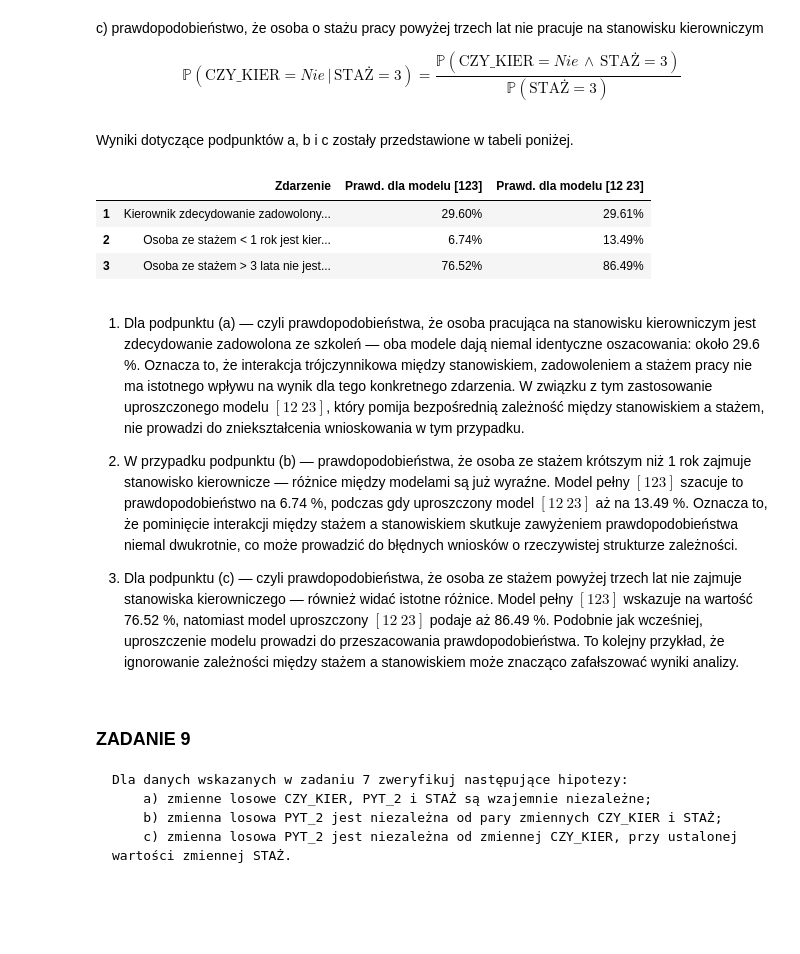
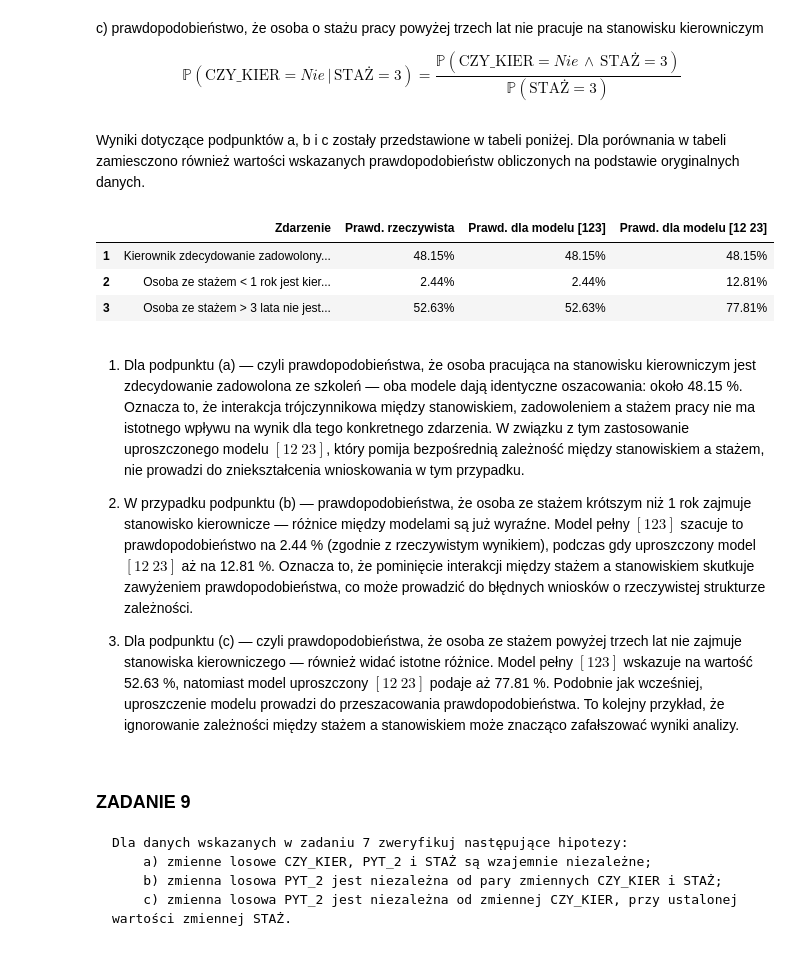
Before and after one commit to Jagaxxx/ADA_raporty, a Jupyter notebook: raport3/raport_l3.ipynb, the cells around one changed output. Cells and saved outputs as stored; diff of their text form; code cells hidden in the pictures; blank space fills up the shorter version.

```diff
--- a/raport3/raport_l3.ipynb
+++ b/raport3/raport_l3.ipynb
@@ -761,30 +786,31 @@ PC_123 = df_ll_model.loc[exp3_employee, "pred_count_123"].sum() / df_ll_model.lo
 # Model [12 23]
 PC_12_23 = df_ll_model.loc[exp3_employee, "pred_count_12_23"].sum() / df_ll_model.loc[exp3, "pred_count_12_23"].sum()
 # %% [markdown]
-Wyniki dotyczące podpunktów a, b i c zostały przedstawione w tabeli poniżej.
+Wyniki dotyczące podpunktów a, b i c zostały przedstawione w tabeli poniżej. Dla porównania w tabeli zamiesczono również wartości wskazanych prawdopodobieństw obliczonych na podstawie oryginalnych danych.
 # %%
 result_ll_model = pd.DataFrame({
     'Zdarzenie': [
         'Kierownik zdecydowanie zadowolony ze szkoleń',
         'Osoba ze stażem < 1 rok jest kierownikiem',
         'Osoba ze stażem > 3 lata nie jest kierownikiem'
     ],
+    'Prawd. rzeczywista': [f"{PA_real:.2%}", f"{PB_real:.2%}", f"{PC_real:.2%}"],
     'Prawd. dla modelu [123]': [f"{PA_123:.2%}", f"{PB_123:.2%}", f"{PC_123:.2%}"],
     'Prawd. dla modelu [12 23]': [f"{PA_12_23:.2%}", f"{PB_12_23:.2%}", f"{PC_12_23:.2%}"]
 })
 result_ll_model.index = range(1, len(result_ll_model) + 1)
 result_ll_model
 # %% [output]
-|  | Zdarzenie | Prawd. dla modelu [123] | Prawd. dla modelu [12 23] |
-| 1 | Kierownik zdecydowanie zadowolony... | 29.60% | 29.61% |
-| 2 | Osoba ze stażem < 1 rok jest kier... | 6.74% | 13.49% |
-| 3 | Osoba ze stażem > 3 lata nie jest... | 76.52% | 86.49% |
+|  | Zdarzenie | Prawd. rzeczywista | Prawd. dla modelu [123] | Prawd. dla modelu [12 23] |
+| 1 | Kierownik zdecydowanie zadowolony... | 48.15% | 48.15% | 48.15% |
+| 2 | Osoba ze stażem < 1 rok jest kier... | 2.44% | 2.44% | 12.81% |
+| 3 | Osoba ze stażem > 3 lata nie jest... | 52.63% | 52.63% | 77.81% |
 # %% [markdown]
-1. Dla podpunktu (a) — czyli prawdopodobieństwa, że osoba pracująca na stanowisku kierowniczym jest zdecydowanie zadowolona ze szkoleń — oba modele dają niemal identyczne oszacowania: około 29.6 %. Oznacza to, że interakcja trójczynnikowa między stanowiskiem, zadowoleniem a stażem pracy nie ma istotnego wpływu na wynik dla tego konkretnego zdarzenia. W związku z tym zastosowanie uproszczonego modelu $[12\ 23]$, który pomija bezpośrednią zależność między stanowiskiem a stażem, nie prowadzi do zniekształcenia wnioskowania w tym przypadku.
+1. Dla podpunktu (a) — czyli prawdopodobieństwa, że osoba pracująca na stanowisku kierowniczym jest zdecydowanie zadowolona ze szkoleń — oba modele dają identyczne oszacowania: około 48.15 %. Oznacza to, że interakcja trójczynnikowa między stanowiskiem, zadowoleniem a stażem pracy nie ma istotnego wpływu na wynik dla tego konkretnego zdarzenia. W związku z tym zastosowanie uproszczonego modelu $[12\ 23]$, który pomija bezpośrednią zależność między stanowiskiem a stażem, nie prowadzi do zniekształcenia wnioskowania w tym przypadku.
 
-2. W przypadku podpunktu (b) — prawdopodobieństwa, że osoba ze stażem krótszym niż 1 rok zajmuje stanowisko kierownicze — różnice między modelami są już wyraźne. Model pełny $[123]$ szacuje to prawdopodobieństwo na 6.74 %, podczas gdy uproszczony model $[12\ 23]$ aż na 13.49 %. Oznacza to, że pominięcie interakcji między stażem a stanowiskiem skutkuje zawyżeniem prawdopodobieństwa niemal dwukrotnie, co może prowadzić do błędnych wniosków o rzeczywistej strukturze zależności.
+2. W przypadku podpunktu (b) — prawdopodobieństwa, że osoba ze stażem krótszym niż 1 rok zajmuje stanowisko kierownicze — różnice między modelami są już wyraźne. Model pełny $[123]$ szacuje to prawdopodobieństwo na 2.44 % (zgodnie z rzeczywistym wynikiem), podczas gdy uproszczony model $[12\ 23]$ aż na 12.81 %. Oznacza to, że pominięcie interakcji między stażem a stanowiskiem skutkuje zawyżeniem prawdopodobieństwa, co może prowadzić do błędnych wniosków o rzeczywistej strukturze zależności.
 
-3. Dla podpunktu (c) — czyli prawdopodobieństwa, że osoba ze stażem powyżej trzech lat nie zajmuje stanowiska kierowniczego — również widać istotne różnice. Model pełny $[123]$ wskazuje na wartość 76.52 %, natomiast model uproszczony $[12\ 23]$ podaje aż 86.49 %. Podobnie jak wcześniej, uproszczenie modelu prowadzi do przeszacowania prawdopodobieństwa. To kolejny przykład, że ignorowanie zależności między stażem a stanowiskiem może znacząco zafałszować wyniki analizy.
+3. Dla podpunktu (c) — czyli prawdopodobieństwa, że osoba ze stażem powyżej trzech lat nie zajmuje stanowiska kierowniczego — również widać istotne różnice. Model pełny $[123]$ wskazuje na wartość 52.63 %, natomiast model uproszczony $[12\ 23]$ podaje aż 77.81 %. Podobnie jak wcześniej, uproszczenie modelu prowadzi do przeszacowania prawdopodobieństwa. To kolejny przykład, że ignorowanie zależności między stażem a stanowiskiem może znacząco zafałszować wyniki analizy.
 # %% [markdown]
 ### ZADANIE 9
     Dla danych wskazanych w zadaniu 7 zweryfikuj następujące hipotezy:
```
Also changed, not shown: parts of 26 cells of this notebook.
